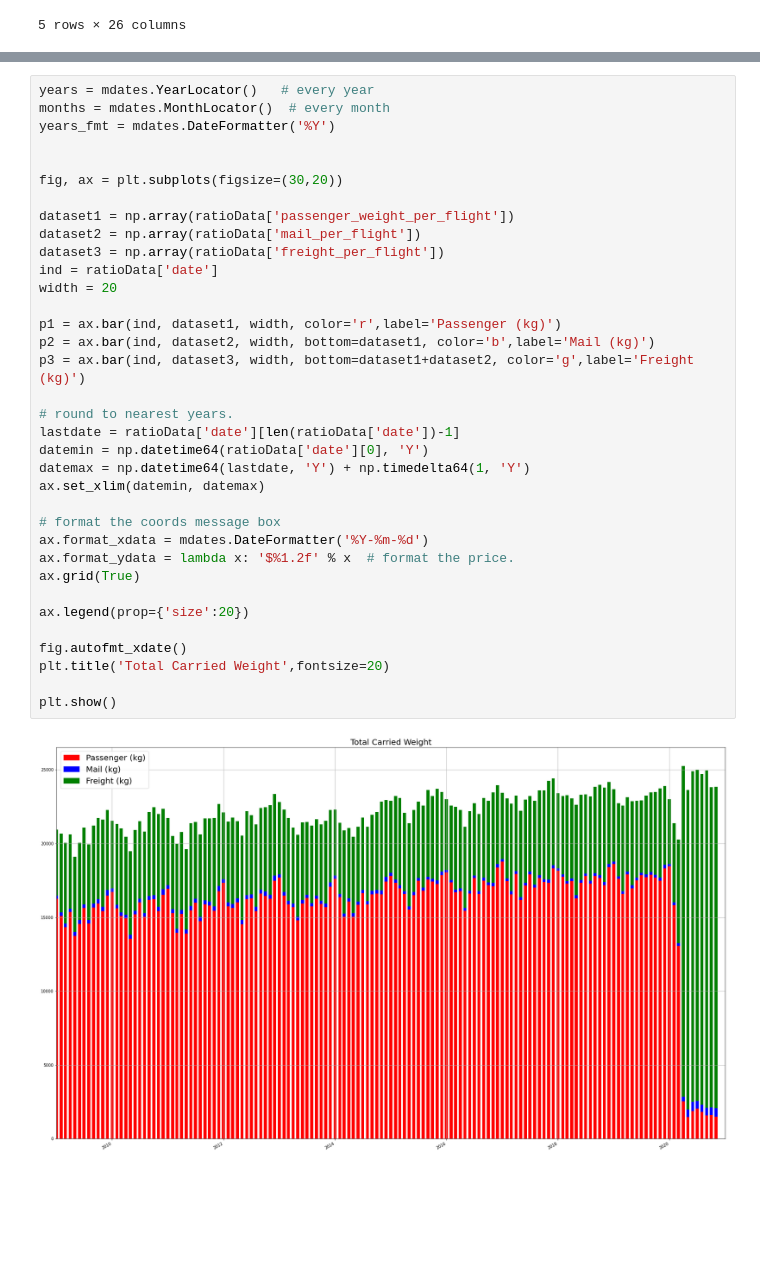
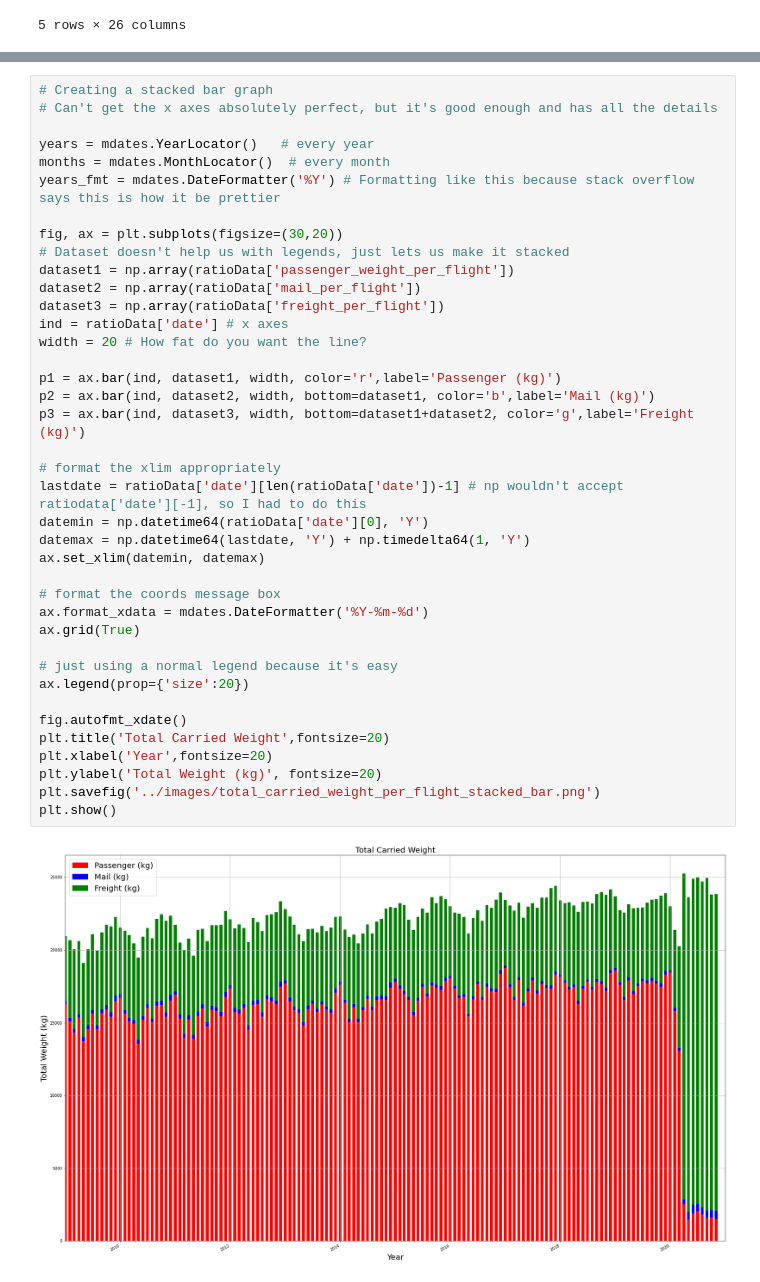
Before and after one commit to dianeyaneza/ebay-espresso, a Jupyter notebook: investigation/ratio_of_passengers_and_freight.ipynb, the cells around one changed output, grey strips where cells are left out. Drawn from its saved outputs; the diff is of its cells as text; blank space fills up the shorter version.

Commit message:
Pax details plus images

```diff
--- a/investigation/ratio_of_passengers_and_freight.ipynb
+++ b/investigation/ratio_of_passengers_and_freight.ipynb
@@ -206,37 +222,41 @@ plt.show()
 # %%
+# Creating a stacked bar graph
+# Can't get the x axes absolutely perfect, but it's good enough and has all the details
+
 years = mdates.YearLocator()   # every year
 months = mdates.MonthLocator()  # every month
-years_fmt = mdates.DateFormatter('%Y')
-
+years_fmt = mdates.DateFormatter('%Y') # Formatting like this because stack overflow says this is how it be prettier
 
 fig, ax = plt.subplots(figsize=(30,20))
-
+# Dataset doesn't help us with legends, just lets us make it stacked
 dataset1 = np.array(ratioData['passenger_weight_per_flight'])
 dataset2 = np.array(ratioData['mail_per_flight'])
 dataset3 = np.array(ratioData['freight_per_flight'])
-ind = ratioData['date']
-width = 20
+ind = ratioData['date'] # x axes
+width = 20 # How fat do you want the line?
 
 p1 = ax.bar(ind, dataset1, width, color='r',label='Passenger (kg)')
 p2 = ax.bar(ind, dataset2, width, bottom=dataset1, color='b',label='Mail (kg)')
 p3 = ax.bar(ind, dataset3, width, bottom=dataset1+dataset2, color='g',label='Freight (kg)')
 
-# round to nearest years.
-lastdate = ratioData['date'][len(ratioData['date'])-1]
+# format the xlim appropriately
+lastdate = ratioData['date'][len(ratioData['date'])-1] # np wouldn't accept ratiodata['date'][-1], so I had to do this
 datemin = np.datetime64(ratioData['date'][0], 'Y')
 datemax = np.datetime64(lastdate, 'Y') + np.timedelta64(1, 'Y')
 ax.set_xlim(datemin, datemax)
 
 # format the coords message box
 ax.format_xdata = mdates.DateFormatter('%Y-%m-%d')
-ax.format_ydata = lambda x: '$%1.2f' % x  # format the price.
 ax.grid(True)
 
+# just using a normal legend because it's easy
 ax.legend(prop={'size':20})
 
 fig.autofmt_xdate()
 plt.title('Total Carried Weight',fontsize=20)
-
+plt.xlabel('Year',fontsize=20)
+plt.ylabel('Total Weight (kg)', fontsize=20)
+plt.savefig('../images/total_carried_weight_per_flight_stacked_bar.png')
 plt.show()
 # %% [output]
-[figure, old version]
+[figure, new version]
```
Also changed, not shown: parts of 14 cells of this notebook, 5 other files.
